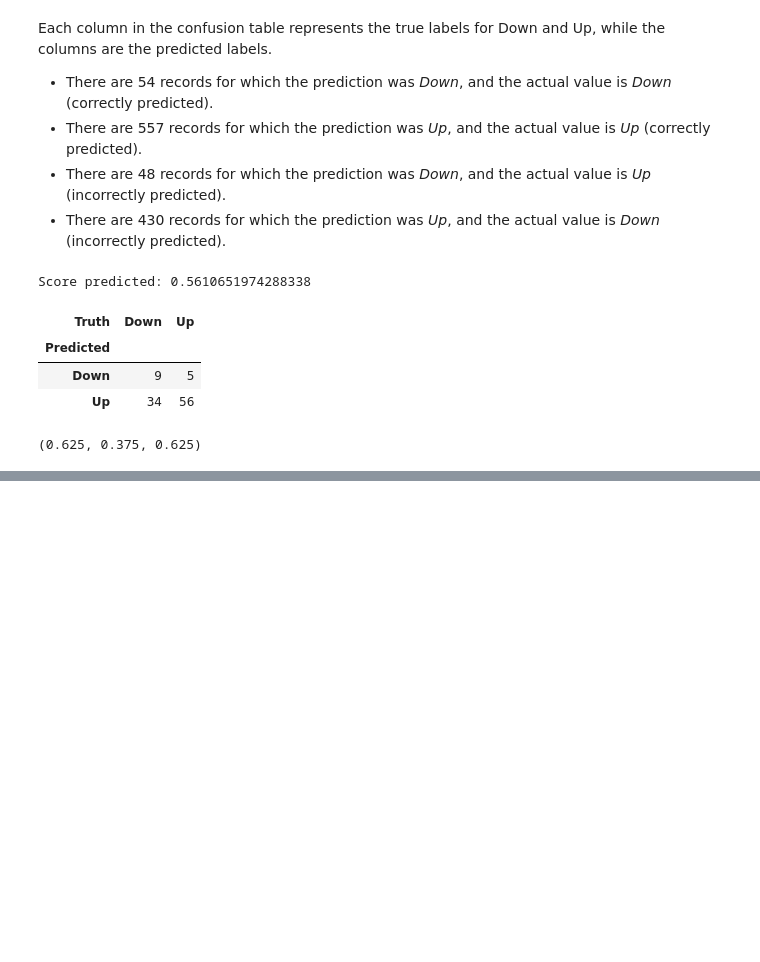
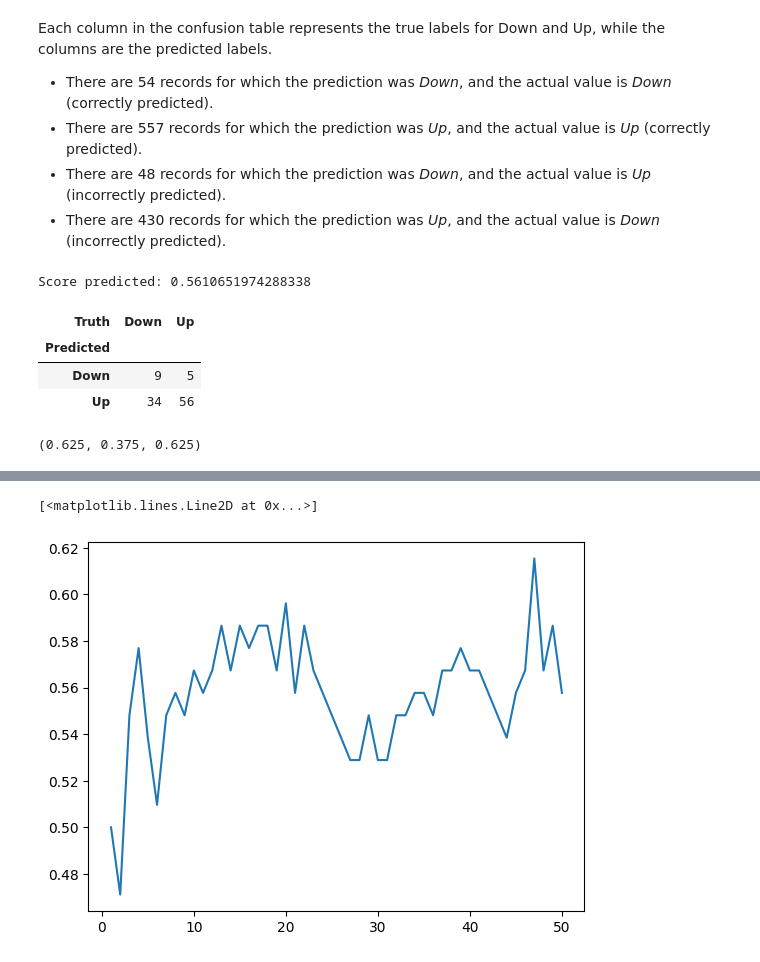
Before and after one commit to deusdevok/ISLP_Python, a Jupyter notebook: Chapter 4/Exercise13.ipynb, the cells around one changed output, grey strips where cells are left out. Saved outputs shown, nothing was run; the diff lists cells and outputs as text; code cells hidden in the pictures; blank space fills up the shorter version.

```diff
--- a/Chapter 4/Exercise13.ipynb
+++ b/Chapter 4/Exercise13.ipynb
@@ -179,0 +225,6 @@ np.mean(labels == L_test), np.mean(labels != L_test), (56+9)/(56+9+5+34)
+# %%
+# Repeat with LDA (Linear Discriminant Analysis)
+
+lda = LDA(store_covariance=True)
+X_train, X_test = [M.drop(columns=['intercept']) for M in [X_train, X_test]]
+lda.fit(X_train, L_train)
@@ -179,0 +250,6 @@ np.mean(labels == L_test), np.mean(labels != L_test), (56+9)/(56+9+5+34)
+# %%
+# QDA
+lda = QDA(store_covariance=True)
+lda.fit(X_train, L_train)
+lda_pred = lda.predict(X_test)
+confusion_table(lda_pred, L_test)
@@ -179,0 +265,7 @@ np.mean(labels == L_test), np.mean(labels != L_test), (56+9)/(56+9+5+34)
+# %%
+# K-Nearest Neighbours
+
+knn1 = KNeighborsClassifier(n_neighbors=1)
+knn1.fit(X_train, L_train)
+knn1_pred = knn1.predict(X_test)
+confusion_table(knn1_pred, L_test)
@@ -179,0 +281,6 @@ np.mean(labels == L_test), np.mean(labels != L_test), (56+9)/(56+9+5+34)
+# %%
+# Naive Bayes
+NB = GaussianNB()
+NB.fit(X_train, L_train)
+nb_labels = NB.predict(X_test)
+confusion_table(nb_labels, L_test)
@@ -179,0 +307,18 @@ np.mean(labels == L_test), np.mean(labels != L_test), (56+9)/(56+9+5+34)
+# %%
+# KNN with different K from 1 to 50
+
+accs = []
+for k in range(1, 51):
+    knn1 = KNeighborsClassifier(n_neighbors=k)
+    knn1.fit(X_train, L_train)
+    knn1_pred = knn1.predict(X_test)
+    conf_table = confusion_table(knn1_pred, L_test)
+    acc = (conf_table['Down']['Down'] + conf_table['Up']['Up'])/conf_table.to_numpy().sum()
+    accs.append(acc)
+
+k = list(range(1, 51))
+
+plt.plot(k, accs)
+# %% [output]
+[<matplotlib.lines.Line2D at 0x...>]
+[figure, added]
```
Also changed, not shown: parts of 19 cells of this notebook.
